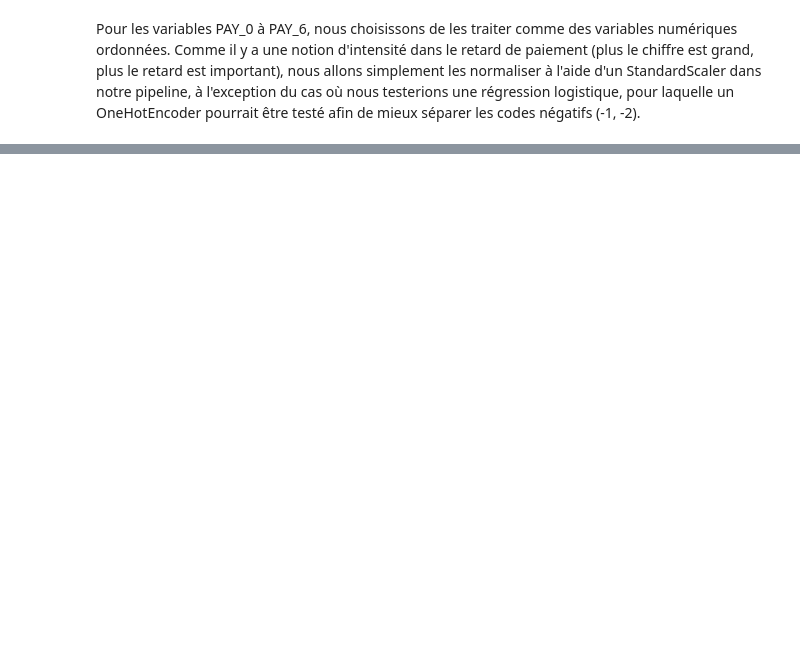
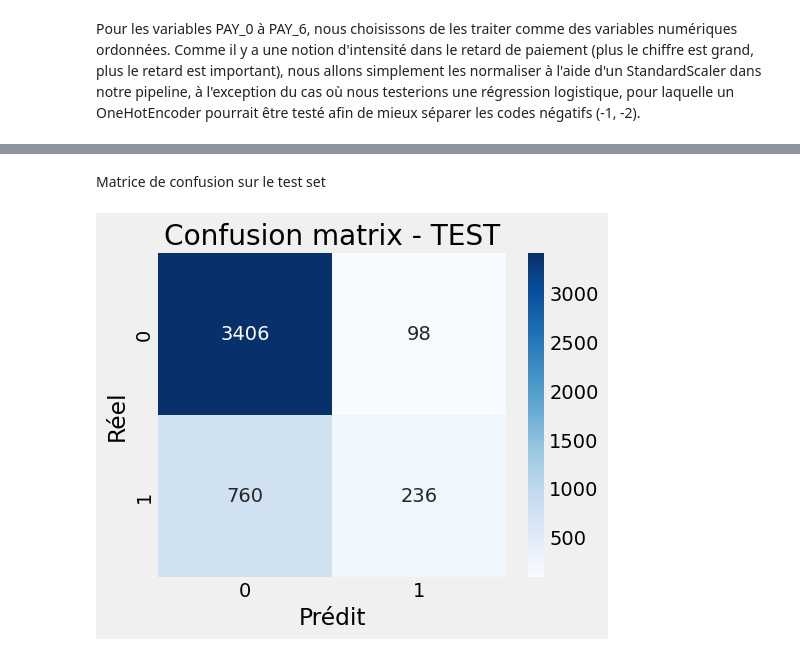
Before and after one commit to NdeyeAminataAida/Projet-AI28, a Jupyter notebook: notebook/project_credit_default.ipynb, the cells around one changed output, grey strips where cells are left out. Cells and saved outputs as stored; diff of their text form; code cells hidden in the pictures; blank space fills up the shorter version.

```diff
--- a/notebook/project_credit_default.ipynb
+++ b/notebook/project_credit_default.ipynb
@@ -313,0 +444,7 @@ Pour les variables PAY_0 à PAY_6, nous choisissons de les traiter comme des var
+# %% [markdown]
+Matrice de confusion sur le test set
+# %%
+y_pred_test = model.predict(X_test)
+cm_test = plot_confusion_matrix(y_test, y_pred_test, title="Confusion matrix - TEST")
+# %% [output]
+[figure, added]
```
Also changed, not shown: parts of 45 cells of this notebook, 2 other files.
